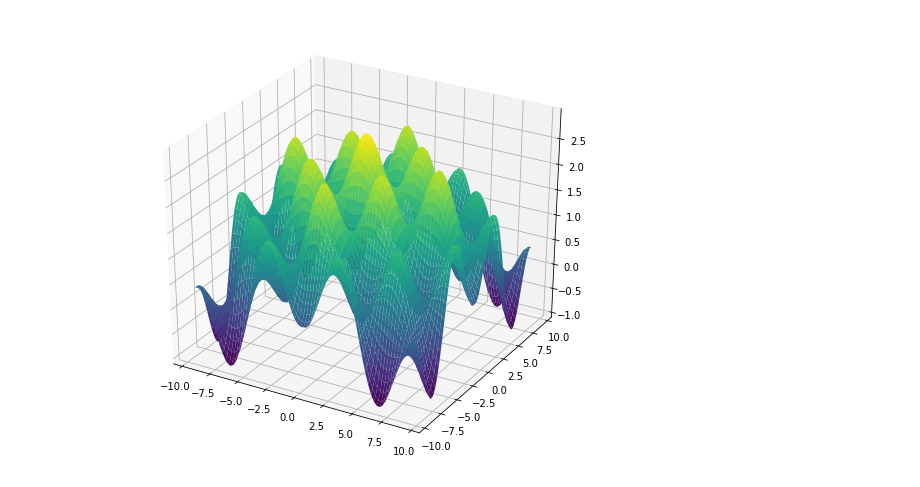
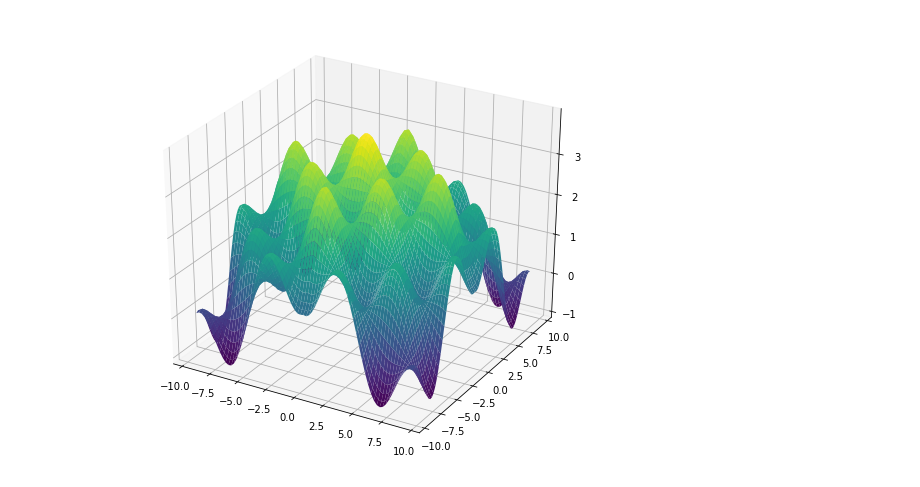
Before and after one commit to honza-klu/ml-lectures, a Jupyter notebook: examples/Genetic algorithm.ipynb, the cells around one changed output. Saved outputs shown, nothing was run; the diff lists cells and outputs as text; code cells hidden in the pictures.

```diff
--- a/examples/Genetic algorithm.ipynb
+++ b/examples/Genetic algorithm.ipynb
@@ -22,21 +22,21 @@ LOW_LIMIT = -3*np.pi
 HIGH_LIMIT = 3*np.pi
 # %%
 #Define fitness function
-def fit_fun(x,y):
-    return 2*np.cos((np.abs(X)+np.abs(Y))/10)+(np.cos(X)*np.cos(Y))
+def fit_fun(x):
+    return 3*np.cos((np.abs(x[0])+np.abs(x[1]))/10)+(np.cos(x[0])*np.cos(x[1]))
 # %%
 #Plot fitness landscape as 3D graph
 X = np.arange(LOW_LIMIT, HIGH_LIMIT, 0.25)
 Y = np.arange(LOW_LIMIT, HIGH_LIMIT, 0.25)
 X, Y = np.meshgrid(X, Y)
-Z = fit_fun(X, Y)
+Z = fit_fun((X, Y))
 
 fig = plt.figure(figsize=PLOT_SIZE)
 ax = Axes3D(fig)
 ax.plot_surface(X, Y, Z, rstride=1, cstride=1, cmap=cm.viridis)
 plt.show()
 # %% [output]
-[figure, old version]
+[figure, new version]
 # %%
 #Prepare object for genetic algorithm
 gen = GanAlg(fit_fun, area=(LOW_LIMIT, HIGH_LIMIT, LOW_LIMIT, HIGH_LIMIT))
```
Also changed, not shown: parts of 3 cells of this notebook, 1 other file.
